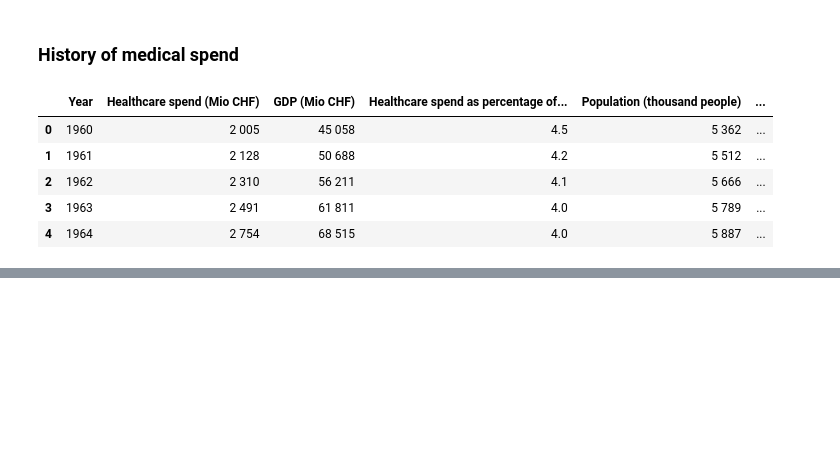
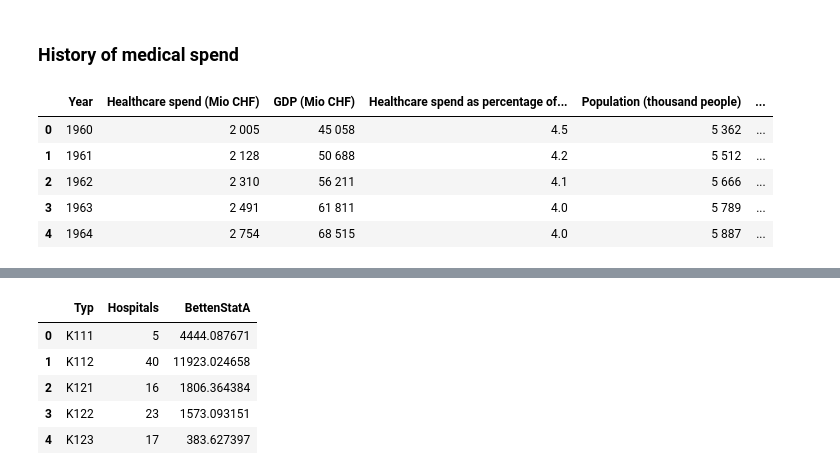
Before and after one commit to 111ark/swiss-hospital-occupancy, a Jupyter notebook: notebooks/Figures_for_introduction.ipynb, the cells around one changed output, grey strips where cells are left out. Drawn from its saved outputs; the diff is of its cells as text; code cells hidden in the pictures; blank space fills up the shorter version.

```diff
--- a/notebooks/Figures_for_introduction.ipynb
+++ b/notebooks/Figures_for_introduction.ipynb
@@ -28,0 +57,15 @@ fig.show()
+# %%
+hospital_types = all_hospitals[['Inst', 'Typ', 'BettenStatA']] \
+    .groupby(by='Typ') \
+        .agg({'Inst': 'count', 'BettenStatA':'sum'}) \
+        .reset_index() \
+        .rename(columns={'Inst': 'Hospitals'})
+
+hospital_types.head()
+# %% [output]
+|  | Typ | Hospitals | BettenStatA |
+| 0 | K111 | 5 | 4444.087671 |
+| 1 | K112 | 40 | 11923.024658 |
+| 2 | K121 | 16 | 1806.364384 |
+| 3 | K122 | 23 | 1573.093151 |
+| 4 | K123 | 17 | 383.627397 |
```
Also changed, not shown: parts of 10 cells of this notebook, 1 other file.
